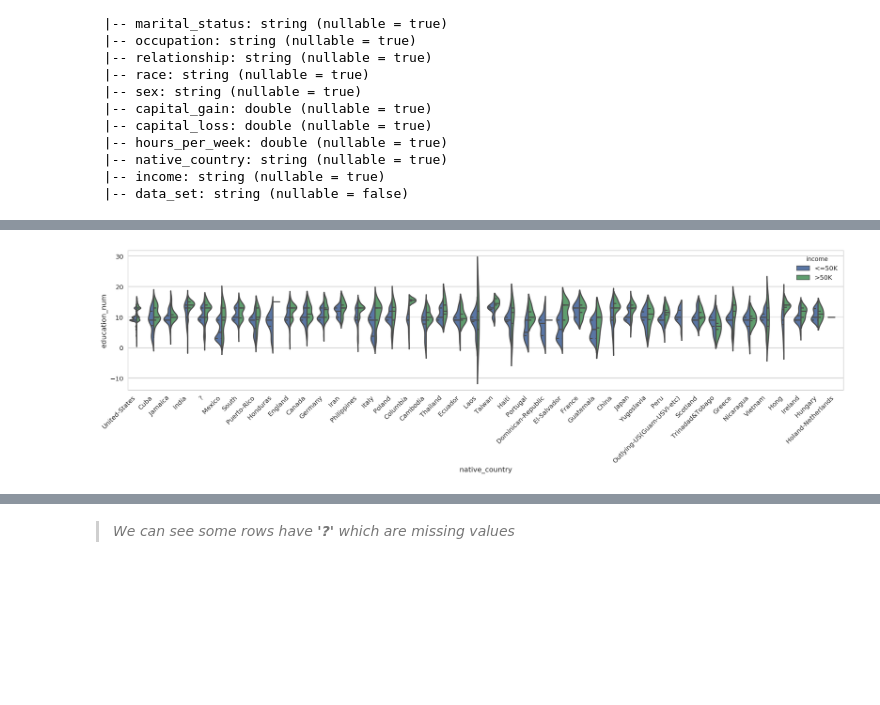
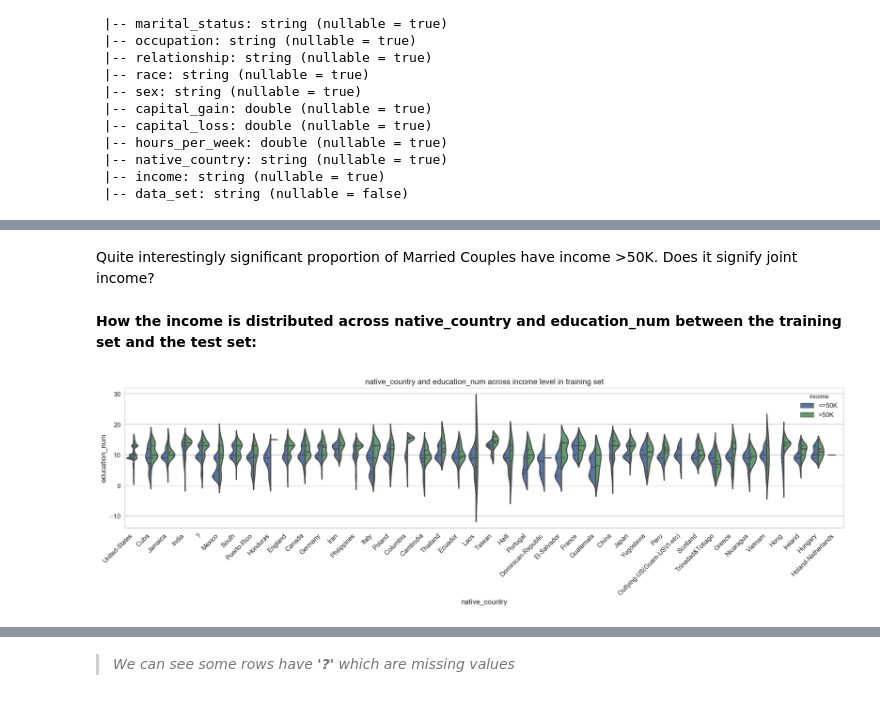
Before and after one commit to anindya-saha/Data-Science-with-Spark, a Jupyter notebook: predict-us-census-income-classification/predict-us-census-income.ipynb, the cells around one changed output, grey strips where cells are left out. Saved outputs shown, nothing was run; the diff lists cells and outputs as text; code cells hidden in the pictures; blank space fills up the shorter version.

```diff
--- a/predict-us-census-income-classification/predict-us-census-income.ipynb
+++ b/predict-us-census-income-classification/predict-us-census-income.ipynb
@@ -60,5 +75,5 @@ os.environ['SPARK_HOME']
 # %%
-spark = SparkSession.builder.master("local[2]").appName("predict-us-census-income").getOrCreate()
+spark = SparkSession.builder.master("local[*]").appName("predict-us-census-income").getOrCreate()
 spark
 # %% [output]
 <pyspark.sql.session.SparkSession at 0x...>
@@ -153,5 +249,10 @@ sns.countplot(y='marital_status', hue='income', data=adult_train_df.select('mari
+# %% [markdown]
+Quite interestingly significant proportion of Married Couples have income >50K. Does it signify joint income?
+# %% [markdown]
+**How the income is distributed across native_country and education_num between the training set and the test set:**
 # %%
 ax = sns.violinplot(x="native_country", y="education_num", hue="income", data=adult_train_df.select('native_country', 'education_num', 'income').toPandas(), inner="quartile", split=True)
+plt.title('native_country and education_num across income level in training set')
 plt.xticks(rotation=45, ha='right');
 # %% [output]
-[figure, old version]
+[figure, new version]
```
Also changed, not shown: parts of 172 cells of this notebook.
